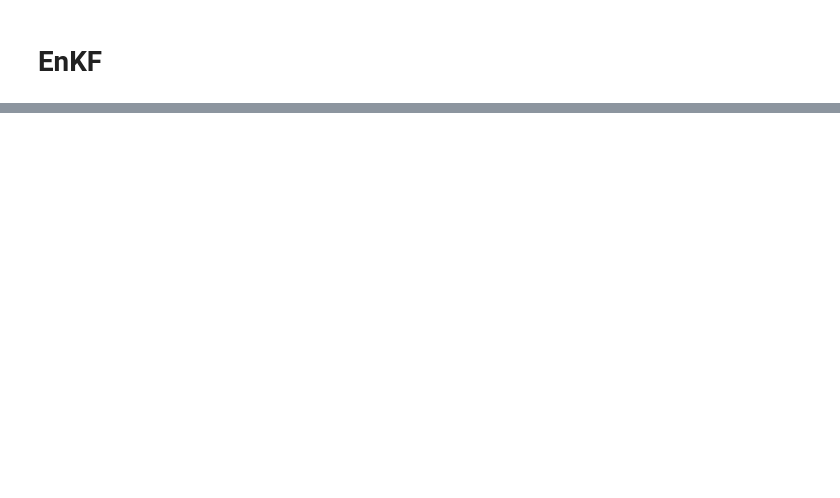
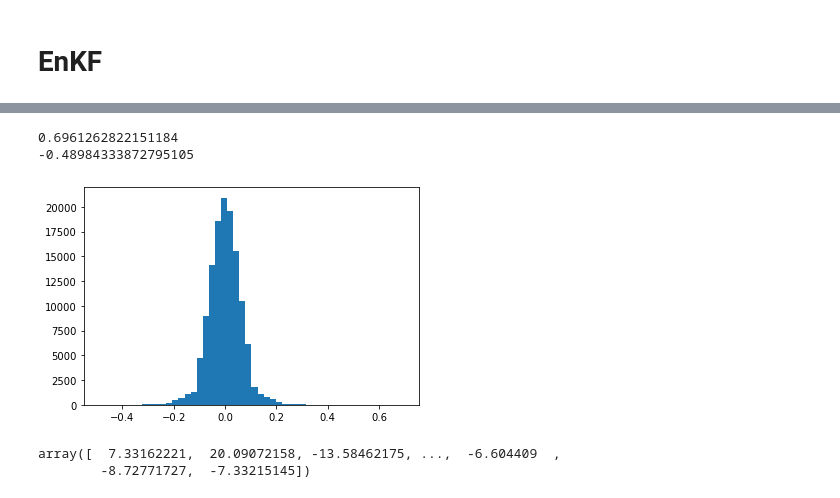
Before and after one commit to moritzlauff/thesis_programming, a Jupyter notebook: code_tests/enkf_test.ipynb, the cells around one changed output, grey strips where cells are left out. Saved outputs shown, nothing was run; the diff lists cells and outputs as text; code cells hidden in the pictures; blank space fills up the shorter version.

```diff
--- a/code_tests/enkf_test.ipynb
+++ b/code_tests/enkf_test.ipynb
@@ -181,0 +499,19 @@ for i in range(particles):
+# %%
+print(weights_vector_dict["model_1"].max())
+print(weights_vector_dict["model_1"].min())
+# %% [output]
+0.6961262822151184
+-0.48984333872795105
+# %%
+import matplotlib.pyplot as plt
+plt.hist(weights_vector_dict["model_1"], bins = 50)
+plt.show()
+# %% [output]
+[figure, added]
+# %%
+i=0
+weights_vector_dict["model_{}".format(str(i+1))] = weights_all_ptcls[i]
+weights_vector_dict["model_1"][:100352]
+# %% [output]
+array([  7.33162221,  20.09072158, -13.58462175, ...,  -6.604409  ,
+        -8.72771727,  -7.33215145])
```
Also changed, not shown: parts of 62 cells of this notebook.
